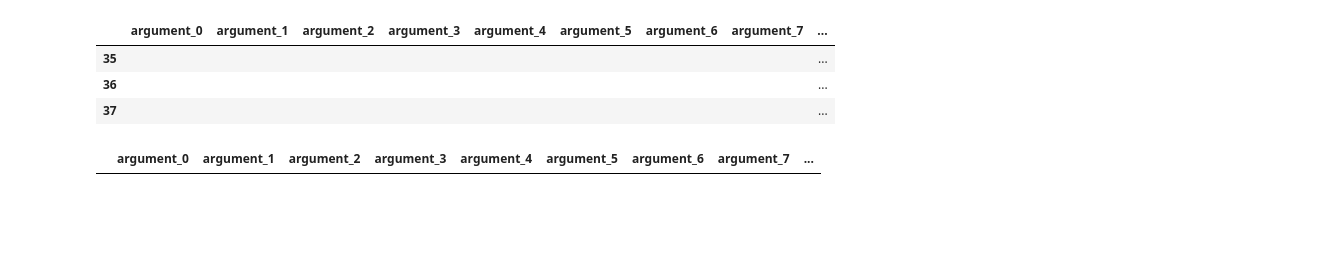
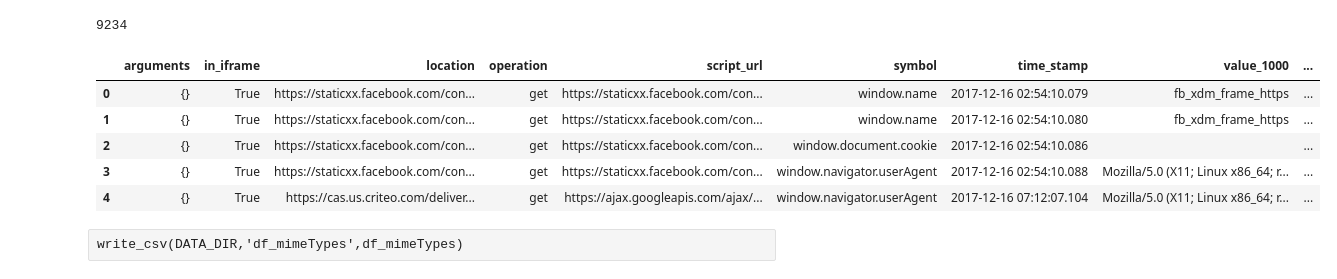
Before and after one commit to mozilla/Overscripted-Data-Analysis-Challenge, a Jupyter notebook: analyses/2019_03_15_Richa_Sharma_Analysis_Outreachy/Analysis in pandas.ipynb, the cells around one changed output. Cells and saved outputs as stored; diff of their text form; code cells hidden in the pictures; blank space fills up the shorter version.

Commit message:
More details in notes and addidtion to jupyter notebook

```diff
--- a/analyses/2019_03_15_Richa_Sharma_Analysis_Outreachy/Analysis in pandas.ipynb
+++ b/analyses/2019_03_15_Richa_Sharma_Analysis_Outreachy/Analysis in pandas.ipynb
@@ -20,0 +26,4 @@ pd.set_option("display.max_colwidth", -1)
+# %%
+#Borrowed from 2018_09_biskit1_mordax__canvas_fingerprinting notebook
+def parse_base_url(url):
+  return urlparse(url).netloc # Extract the base part of a URL (netloc, up until the first '/').
@@ -21,3 +36,7 @@ pd.set_option("display.max_colwidth", -1)
+# %%
+DATA_DIR = '/home/alvis/Desktop/Richa/overscripted/'
+PARQUET_FILE = DATA_DIR + 'sample'  # I ran this with sample data*
+IMP_COLUMNS = ['arguments','in_iframe', 'location', 'operation', 'script_url','symbol','time_stamp','value_1000','location_domain','script_domain','location_base_url']
 # %%
 df = pd.read_parquet(PARQUET_FILE, engine='pyarrow')
 df.head()
@@ -32,12 +50,19 @@ df.head()
-# %%
-df.iloc[35:38]
-# %% [output]
-|  | argument_0 | argument_1 | argument_2 | argument_3 | argument_4 | argument_5 | argument_6 | argument_7 | ... |
-| 35 |  |  |  |  |  |  |  |  | ... |
-| 36 |  |  |  |  |  |  |  |  | ... |
-| 37 |  |  |  |  |  |  |  |  | ... |
-# %%
-fing = df[df.argument_0.str.contains('Cwm fjordbank glyphs vext quiz')]
-fing.head()
-# %% [output]
-|  | argument_0 | argument_1 | argument_2 | argument_3 | argument_4 | argument_5 | argument_6 | argument_7 | ... |
+# %%
+len(df)
+# %% [output]
+9234
+# %%
+# Some location and script url cleansing. Nice idea from 2018_09_biskit1_mordax__canvas_fingerprinting
+df['location_domain'] = df.location.apply(extract_domain)
+df['script_domain'] = df.script_url.apply(extract_domain)
+df['location_base_url'] = df.location.apply(parse_base_url)
+#Reduced dataframe = Rdf
+Rdf = df[IMP_COLUMNS]
+Rdf.head()
+# %% [output]
+|  | arguments | in_iframe | location | operation | script_url | symbol | time_stamp | value_1000 | ... |
+| 0 | {} | True | https://staticxx.facebook.com/con... | get | https://staticxx.facebook.com/con... | window.name | 2017-12-16 02:54:10.079 | fb_xdm_frame_https | ... |
+| 1 | {} | True | https://staticxx.facebook.com/con... | get | https://staticxx.facebook.com/con... | window.name | 2017-12-16 02:54:10.080 | fb_xdm_frame_https | ... |
+| 2 | {} | True | https://staticxx.facebook.com/con... | get | https://staticxx.facebook.com/con... | window.document.cookie | 2017-12-16 02:54:10.086 |  | ... |
+| 3 | {} | True | https://staticxx.facebook.com/con... | get | https://staticxx.facebook.com/con... | window.navigator.userAgent | 2017-12-16 02:54:10.088 | Mozilla/5.0 (X11; Linux x86_64; r... | ... |
+| 4 | {} | True | https://cas.us.criteo.com/deliver... | get | https://ajax.googleapis.com/ajax/... | window.navigator.userAgent | 2017-12-16 07:12:07.104 | Mozilla/5.0 (X11; Linux x86_64; r... | ... |
@@ -44,3 +77,5 @@ fing.head()
+# %% [raw]
+write_csv(DATA_DIR,'df_mimeTypes',df_mimeTypes)
 # %%
 akam_f = df[df.script_url.str.contains('/akam/')]
 akam_f.head()
```
Also changed, not shown: parts of 11 cells of this notebook, 1 other file.
